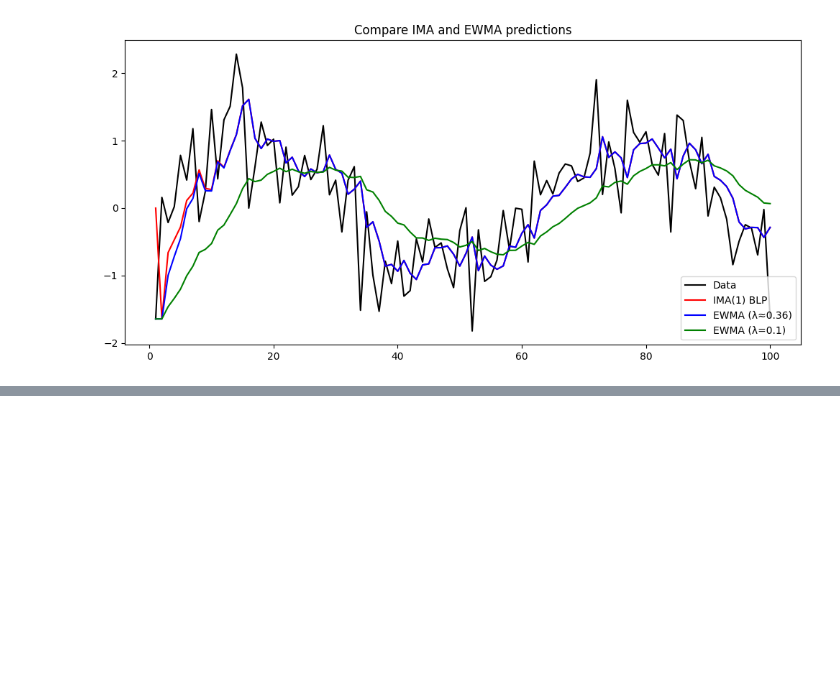
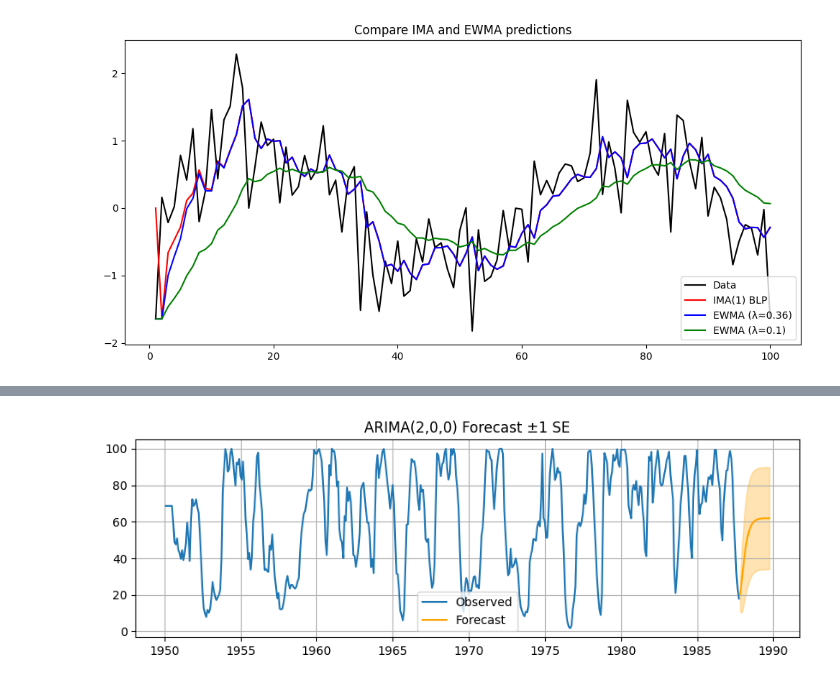
Before and after one commit to cywhale/all_for_it_learning, a Jupyter notebook: python/lecture/lecture03_timeseries.ipynb, the cells around one changed output, grey strips where cells are left out. Cells and saved outputs as stored; diff of their text form; code cells hidden in the pictures; blank space fills up the shorter version.

```diff
--- a/python/lecture/lecture03_timeseries.ipynb
+++ b/python/lecture/lecture03_timeseries.ipynb
@@ -181,0 +336,16 @@ plt.show()
+# %%
+# =============================================================================
+# 6. 預測 (Forecast) 與信賴區間
+# =============================================================================
+
+fc = arima_mod.get_forecast(steps=24)
+mean = fc.predicted_mean
+se   = fc.se_mean
+
+plt.figure(figsize=(10,3))
+plt.plot(rec_ts, label='Observed')
+plt.plot(mean.index, mean, label='Forecast', color='orange')
+plt.fill_between(mean.index, mean-se, mean+se, color='orange', alpha=0.3)
+plt.title('ARIMA(2,0,0) Forecast ±1 SE'); plt.legend(); plt.grid(); plt.show()
+# %% [output]
+[figure, added]
```
Also changed, not shown: parts of 30 cells of this notebook, 3 other files.
